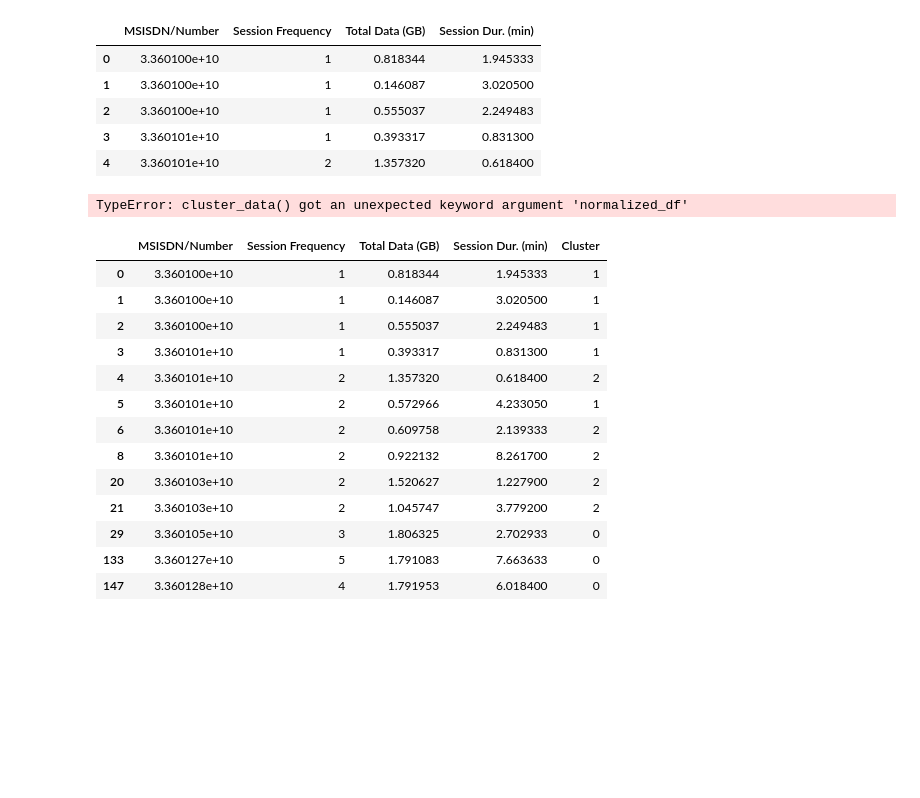
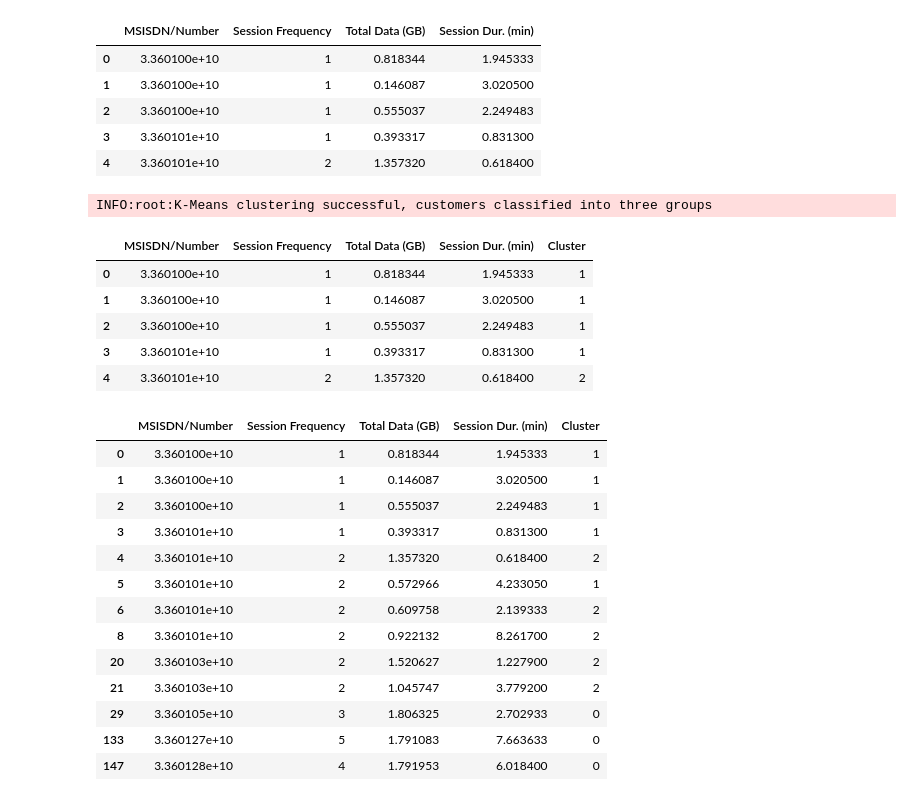
Before and after one commit to Ty-Miki/telecom-data-analysis, a Jupyter notebook: notebooks/user_engagement_analysis/engagement_metric_analysis.ipynb, the cells around one changed output. Saved outputs shown, nothing was run; the diff lists cells and outputs as text; code cells hidden in the pictures; blank space fills up the shorter version.

```diff
--- a/notebooks/user_engagement_analysis/engagement_metric_analysis.ipynb
+++ b/notebooks/user_engagement_analysis/engagement_metric_analysis.ipynb
@@ -205,11 +205,17 @@ INFO:root:Conversion of 'Session Dur. (ms)' to minutes in column 'Session Dur. (
 # %%
 # Normalize and cluster data
 normalized_data = enagagement_utils.normalize_data(df=modified_df)
-cluster = enagagement_utils.cluster_data(normalized_df=normalized_data)
+cluster = enagagement_utils.cluster_data(normalized_data=normalized_data)
 modified_df['Cluster'] = cluster
 modified_df.head()
 # %% [output]
-TypeError: cluster_data() got an unexpected keyword argument 'normalized_df'
+INFO:root:K-Means clustering successful, customers classified into three groups
+|  | MSISDN/Number | Session Frequency | Total Data (GB) | Session Dur. (min) | Cluster |
+| 0 | 3.360100e+10 | 1 | 0.818344 | 1.945333 | 1 |
+| 1 | 3.360100e+10 | 1 | 0.146087 | 3.020500 | 1 |
+| 2 | 3.360100e+10 | 1 | 0.555037 | 2.249483 | 1 |
+| 3 | 3.360101e+10 | 1 | 0.393317 | 0.831300 | 1 |
+| 4 | 3.360101e+10 | 2 | 1.357320 | 0.618400 | 2 |
 # %%
 # Group the DataFrame by the 'Cluster' column
 clustred_data = modified_df.groupby('Cluster')
```
Also changed, not shown: 3 other files.
